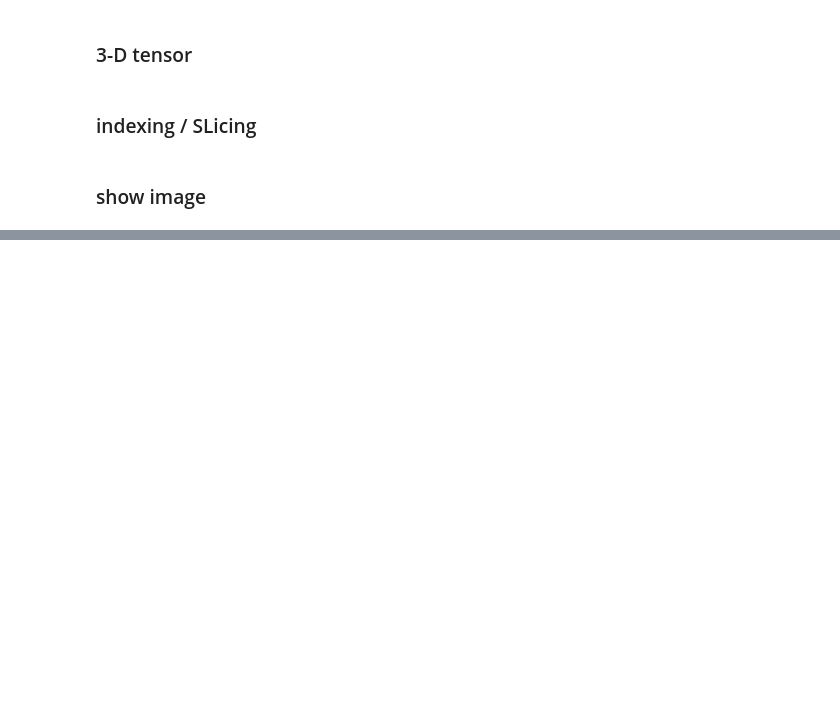
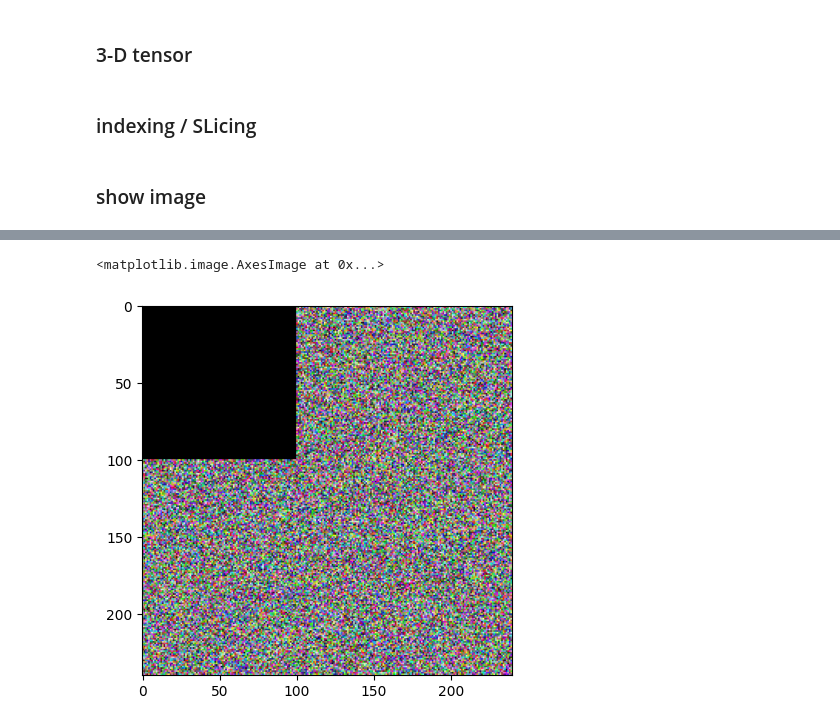
Before and after one commit to navlearn/dnn-pytorch, a Jupyter notebook: week1/notebooks/Matrix_ops.ipynb, the cells around one changed output, grey strips where cells are left out. Drawn from its saved outputs; the diff is of its cells as text; code cells hidden in the pictures; blank space fills up the shorter version.

```diff
--- a/week1/notebooks/Matrix_ops.ipynb
+++ b/week1/notebooks/Matrix_ops.ipynb
@@ -99,0 +160,5 @@ help(torch.permute)
+# %%
+plt.imshow(rand_img)
+# %% [output]
+<matplotlib.image.AxesImage at 0x...>
+[figure, added]
```
Also changed, not shown: parts of 23 cells of this notebook.
